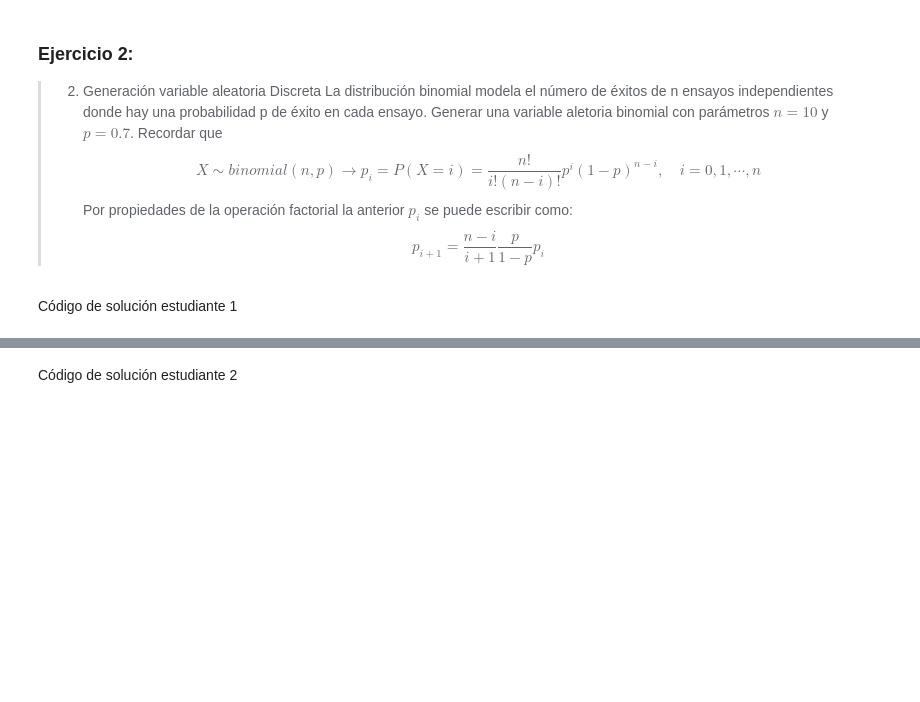
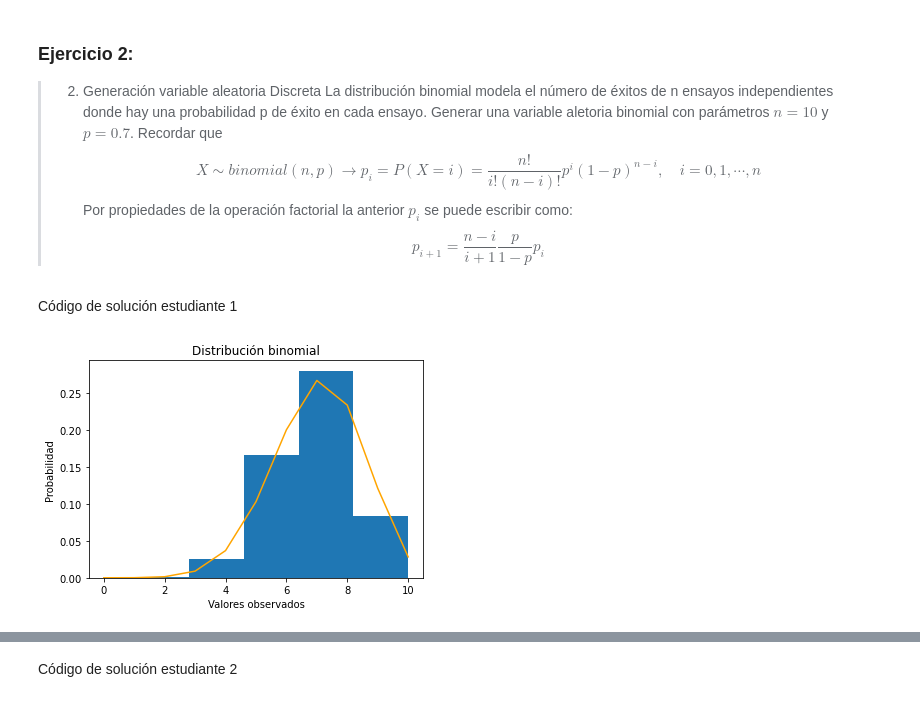
Before and after one commit to EmilianoMena/ProyectoConjunto_EMena_DCastro, a Jupyter notebook: Plantilla_Tareas.ipynb, the cells around one changed output, grey strips where cells are left out. Cells and saved outputs as stored; diff of their text form; code cells hidden in the pictures; blank space fills up the shorter version.

```diff
--- a/Plantilla_Tareas.ipynb
+++ b/Plantilla_Tareas.ipynb
@@ -64,3 +104,48 @@ plt.show()
 > $$p_{i+1}=\frac{n-i}{i+1}\frac{p}{1-p} p_i $$
 # %% [markdown]
 Código de solución estudiante 1
+# %%
+def Gen_distr_discreta(p_acum: 'P.Acumulada de la distribución a generar',
+                       indices: 'valores reales a generar aleatoriamente',
+                       N: 'cantidad de números aleatorios a generar'):
+
+    U = np.random.rand(N)
+    # Diccionario de valores aleatorios
+    v = {i: val for i, val in enumerate(indices)}
+    # Series de los valores aletorios
+    resultado = pd.Series([sum([1 for i in p_acum if i<ui]) for ui in u]).map(v)
+    return resultado
+# %%
+# Función que calcula la probabilidad acumulada optimizada
+def Fx_binomial(n,p):
+    Pr = np.zeros(n)
+    Pr[0] = (1-p)**n
+    def pr(i):
+        nonlocal Pr
+        c  = p/(1-p)
+        Pr[i+1]=(c*(n-i)/(i+1))*Pr[i]
+    # Lleno el vector Pr usando compresión de listas
+    [pr(i) for i in range(n-1)]
+    return np.cumsum(Pr)
+# %%
+#Número de observaciones
+num_observaciones = 1000
+
+#Crear observaciones de la función transformada inversa
+num_exitos, probabilidad_exito = 10, 0.7
+probabilidad_acumulada = Fx_binomial(num_exitos, probabilidad_exito)
+distribucion_binomial = Gen_distr_discreta(probabilidad_acumulada, np.arange(0, num_exitos+1), num_observaciones)
+
+#Función de densidad
+x = np.arange(num_exitos+1)
+y = [np.math.comb(num_exitos, i)*probabilidad_exito**i*(1-probabilidad_exito)**(num_exitos-i) for i in x]
+plt.plot(x, y, 'orange')
+
+#Histograma
+plt.hist(distribucion_binomial, bins=5, density=True)
+plt.xlabel('Valores observados')
+plt.ylabel('Probabilidad')
+plt.title('Distribución binomial')
+plt.show()
+# %% [output]
+[figure, added]
```
Also changed, not shown: parts of 9 cells of this notebook.
